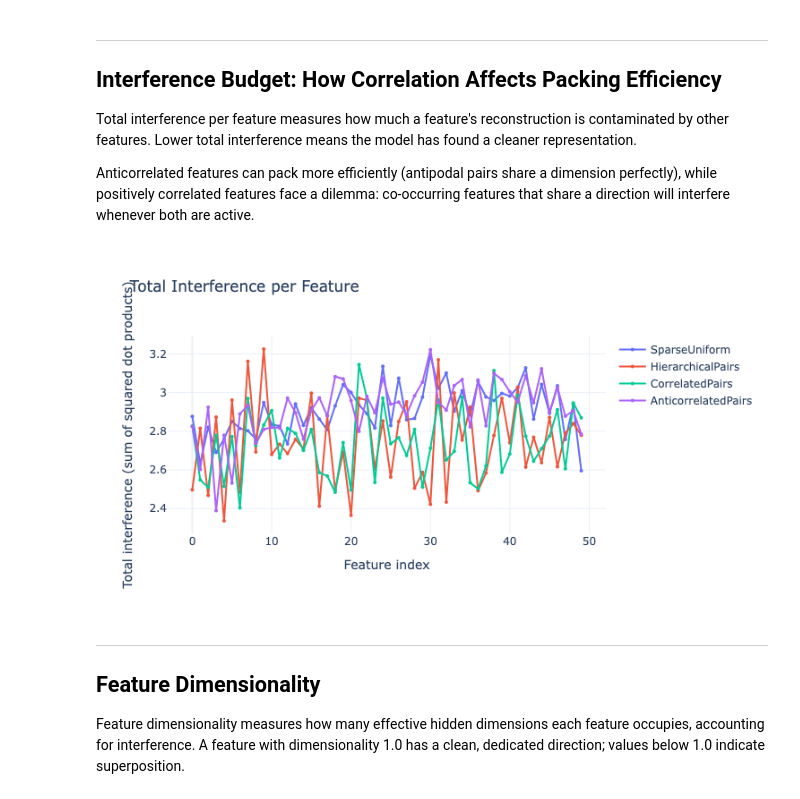
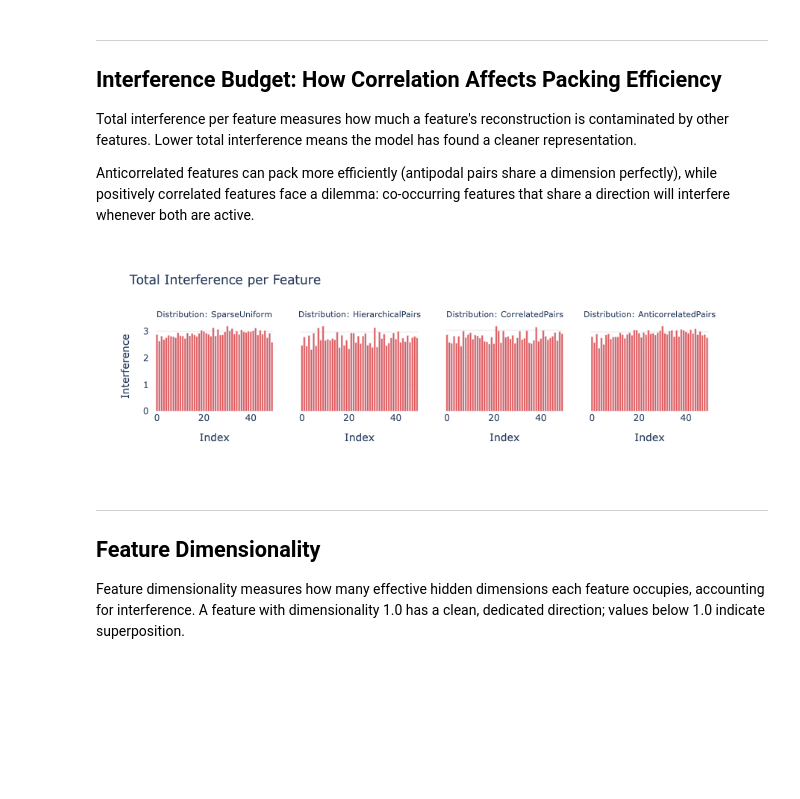
Before and after one commit to OliverSieweke/occhio, a Jupyter notebook: examples/correlated_features.ipynb, the cells around one changed output. Cells and saved outputs as stored; diff of their text form; code cells hidden in the pictures; blank space fills up the shorter version.

```diff
--- a/examples/correlated_features.ipynb
+++ b/examples/correlated_features.ipynb
@@ -457,32 +424,15 @@ Anticorrelated features can pack more efficiently (antipodal pairs
 share a dimension perfectly), while positively correlated features
 face a dilemma: co-occurring features that share a direction will
 interfere whenever both are active.
-# %%
-fig_interf = go.Figure()
-for name, m in models.items():
-    total_interf = m.total_feature_interferences.cpu().numpy()
-    fig_interf.add_trace(
-        go.Scatter(
-            x=list(range(N_FEATURES)),
-            y=total_interf,
-            mode="lines+markers",
-            name=name,
-            line=dict(color=colors[name], width=2),
-            marker=dict(size=4),
-        )
-    )
-
-fig_interf.update_layout(
-    title="Total Interference per Feature",
-    xaxis_title="Feature index",
-    yaxis_title="Total interference (sum of squared dot products)",
-    template="plotly_white",
-    height=400,
-    width=750,
-)
-fig_interf.show()
-# %% [output]
-[figure, removed]
+# %%
+# Total interference per feature -- which features interfere most
+# with the rest of the representation (native occhio plot)
+
+fig_interf = FeatureInterferenceByIndexPlot()(model_grid, height=300, width=900)
+fig_interf.update_layout(title="Total Interference per Feature")
+fig_interf.show()
+# %% [output]
+[figure, added]
 # %% [markdown]
 ---
 ## Feature Dimensionality
```
Also changed, not shown: parts of 7 cells of this notebook.
